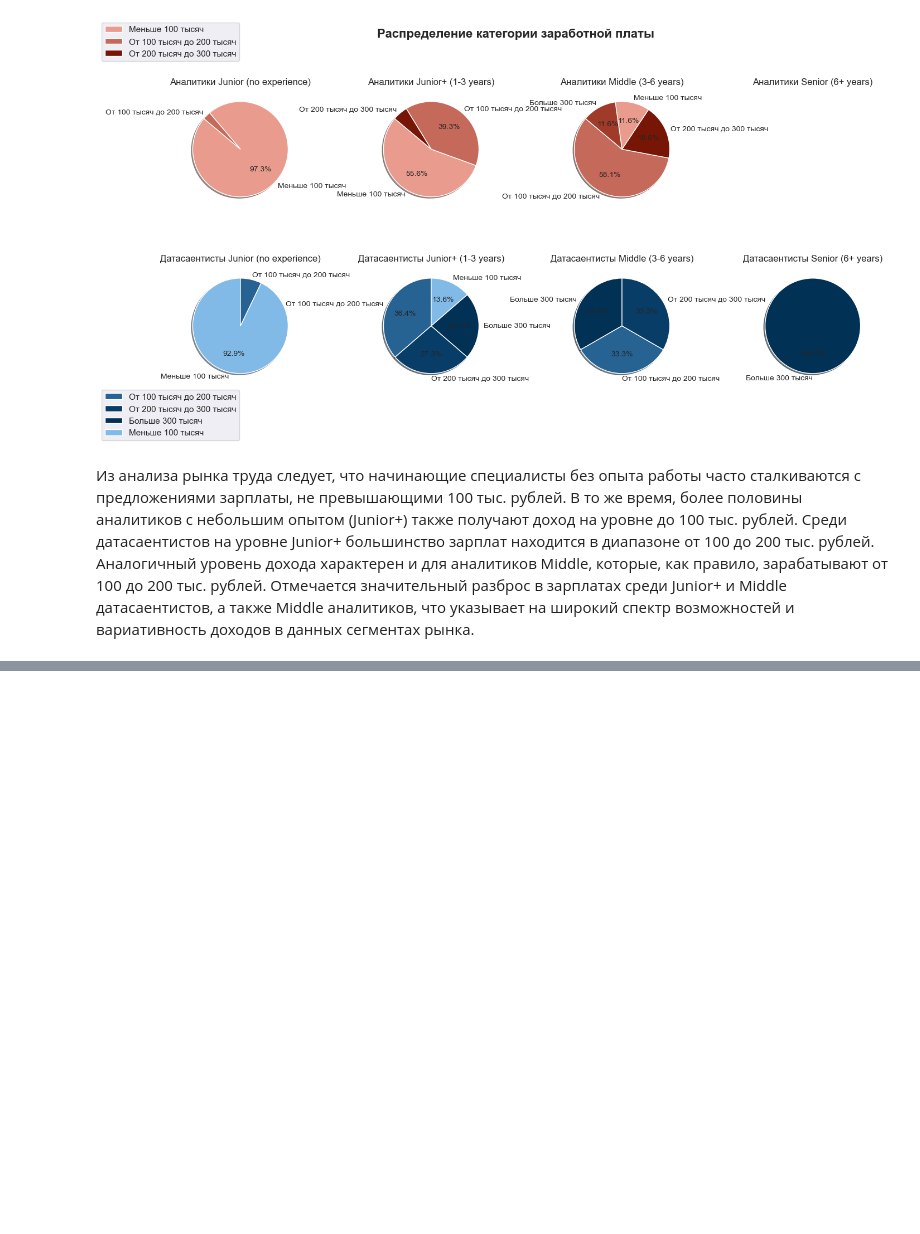
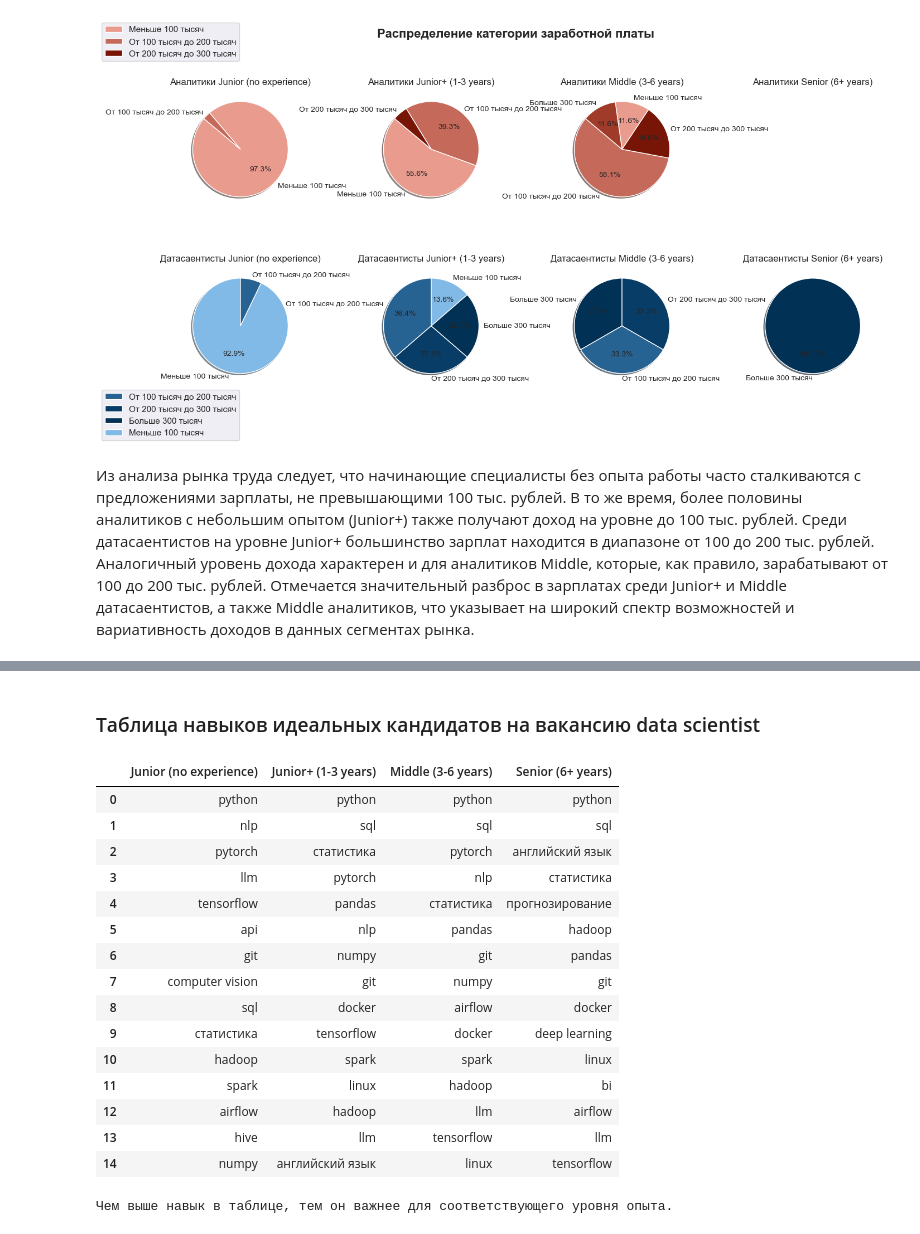
Before and after one commit to KuBaN658/vacancy_analysis, a Jupyter notebook: vacancy_analysis.ipynb, the cells around one changed output, grey strips where cells are left out. Drawn from its saved outputs; the diff is of its cells as text; code cells hidden in the pictures; blank space fills up the shorter version.

```diff
--- a/vacancy_analysis.ipynb
+++ b/vacancy_analysis.ipynb
@@ -1372,0 +1475,22 @@ plot_share(
+# %% [markdown]
+### Таблица навыков идеальных кандидатов на вакансию data scientist
+# %%
+calc_ideal_candidate('ds')
+# %% [output]
+|  | Junior (no experience) | Junior+ (1-3 years) | Middle (3-6 years) | Senior (6+ years) |
+| 0 | python | python | python | python |
+| 1 | nlp | sql | sql | sql |
+| 2 | pytorch | статистика | pytorch | английский язык |
+| 3 | llm | pytorch | nlp | статистика |
+| 4 | tensorflow | pandas | статистика | прогнозирование |
+| 5 | api | nlp | pandas | hadoop |
+| 6 | git | numpy | git | pandas |
+| 7 | computer vision | git | numpy | git |
+| 8 | sql | docker | airflow | docker |
+| 9 | статистика | tensorflow | docker | deep learning |
+| 10 | hadoop | spark | spark | linux |
+| 11 | spark | linux | hadoop | bi |
+| 12 | airflow | hadoop | llm | airflow |
+| 13 | hive | llm | tensorflow | llm |
+| 14 | numpy | английский язык | linux | tensorflow |
+Чем выше навык в таблице, тем он важнее для соответствующего уровня опыта.
```
Also changed, not shown: parts of 32 cells of this notebook.
